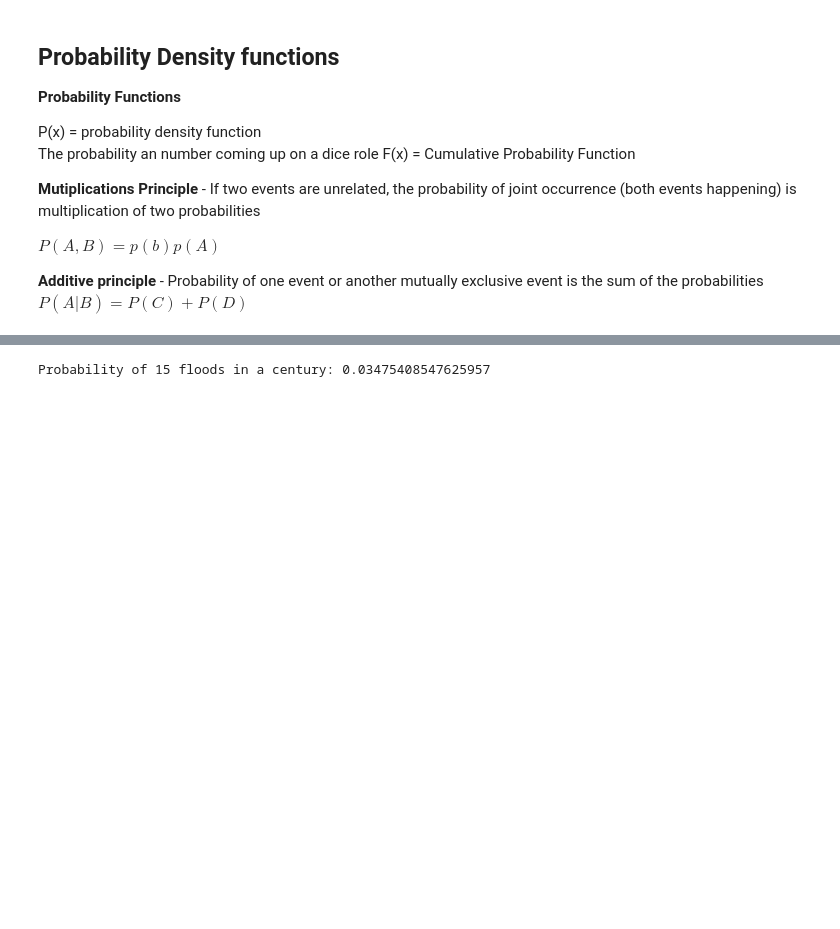
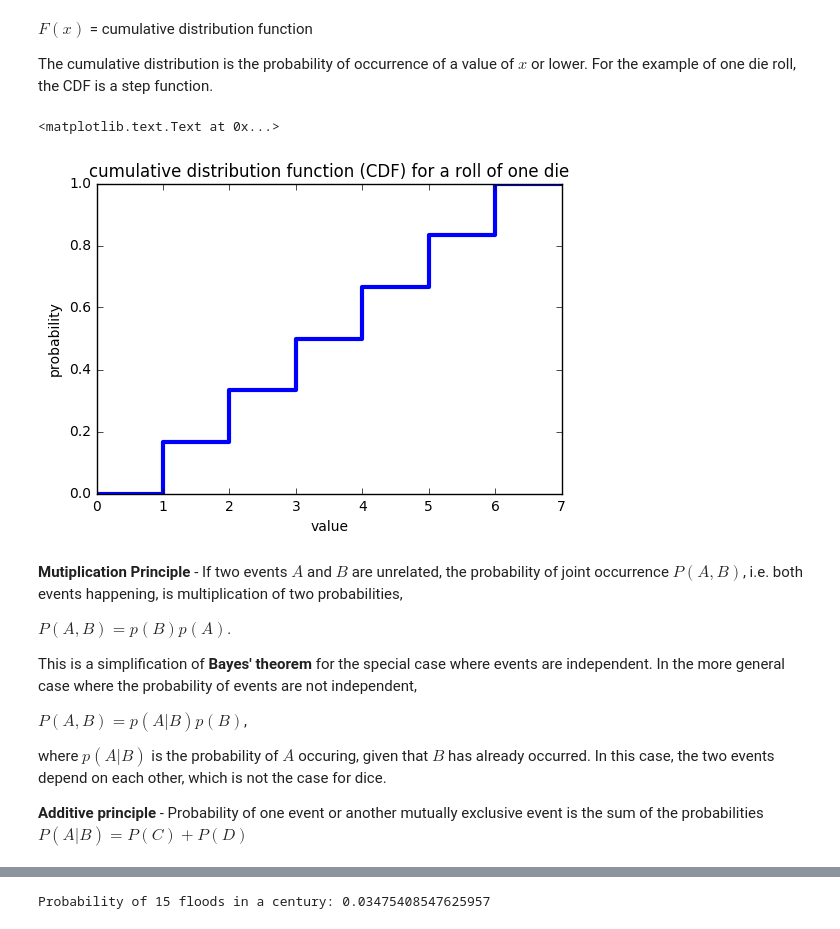
Before and after one commit to mlmldata2020/course-notes, a Jupyter notebook: week01-probability_and_distributions.ipynb, the cells around one changed output, grey strips where cells are left out. Saved outputs shown, nothing was run; the diff lists cells and outputs as text; code cells hidden in the pictures; blank space fills up the shorter version.

```diff
--- a/week01-probability_and_distributions.ipynb
+++ b/week01-probability_and_distributions.ipynb
@@ -37,15 +62,45 @@ Jimmy (Rick Starr's Lab) - Looking at fish counts
+# %% [markdown]
+$F(x)$ = cumulative distribution function
+
+The cumulative distribution is the probability of occurrence of a value of $x$ or lower. For the example of one die roll, the CDF is a step function.
+# %%
+# make a step function from points, function adapted from http://stackoverflow.com/a/41185239
+def get_x_y_steps(x, y, where="post"):
+    zipxx = list(zip(x, x))
+    zipyy = list(zip(y, y))
+    if where == "post":
+        x_step = [x[0]] + [_x for tup in zipxx[1:] for _x in tup]
+        y_step = [_y for tup in zipyy[:-1] for _y in tup] + [y[-1]]
+    elif where == "pre":
+        x_step = [_x for tup in zipxx[:-1] for _x in tup] + [x[-1]]
+        y_step = [y[0]] + [_y for tup in zipyy[1:] for _y in tup]
+    return x_step, y_step
+
+# create step function for CDF
+xcdf = np.hstack([0,x,x[-1]+1])
+ycdf = np.hstack([0,rv.cdf(x),1])
+(x_step,y_step) = get_x_y_steps(xcdf,ycdf)
+
+# plot CDF
+plt.plot(x_step, y_step,lw=3)
+plt.xlim(0,7)
+plt.ylim(0,1)
+plt.title('cumulative distribution function (CDF) for a roll of one die')
+plt.xlabel('value')
+plt.ylabel('probability')
+# %% [output]
+<matplotlib.text.Text at 0x...>
+[figure, added]
 # %% [markdown]
-## Probability Density functions
+__Mutiplication Principle__ - If two events $A$ and $B$ are unrelated, the probability of joint occurrence $P(A,B)$, i.e. both events happening, is multiplication of two probabilities,
 
-__Probability Functions__
+$P(A,B)  = p(B)p(A)$.
 
-P(x) = probability density function<br>
- The probability an number coming up on a dice role
-F(x) = Cumulative Probability Function
+This is a simplification of __Bayes' theorem__ for the special case where events are independent. In the more general case where the probability of events are not independent,
 
-__Mutiplications Principle__ - If two events are unrelated, the probability of joint occurrence (both events happening) is multiplication of two probabilities
+$P(A,B) = p(A|B)p(B)$,
 
-$P(A,B)  = p(b)p(A)$<br>
+where $p(A|B)$ is the probability of $A$ occuring, given that $B$ has already occurred. In this case, the two events depend on each other, which is not the case for dice.
 
 __Additive principle__ - Probability of one event or another mutually exclusive event is the sum of the probabilities <br>
 $P(A|B) = P(C) + P(D)$
```
Also changed, not shown: parts of 14 cells of this notebook, 1 other file.
